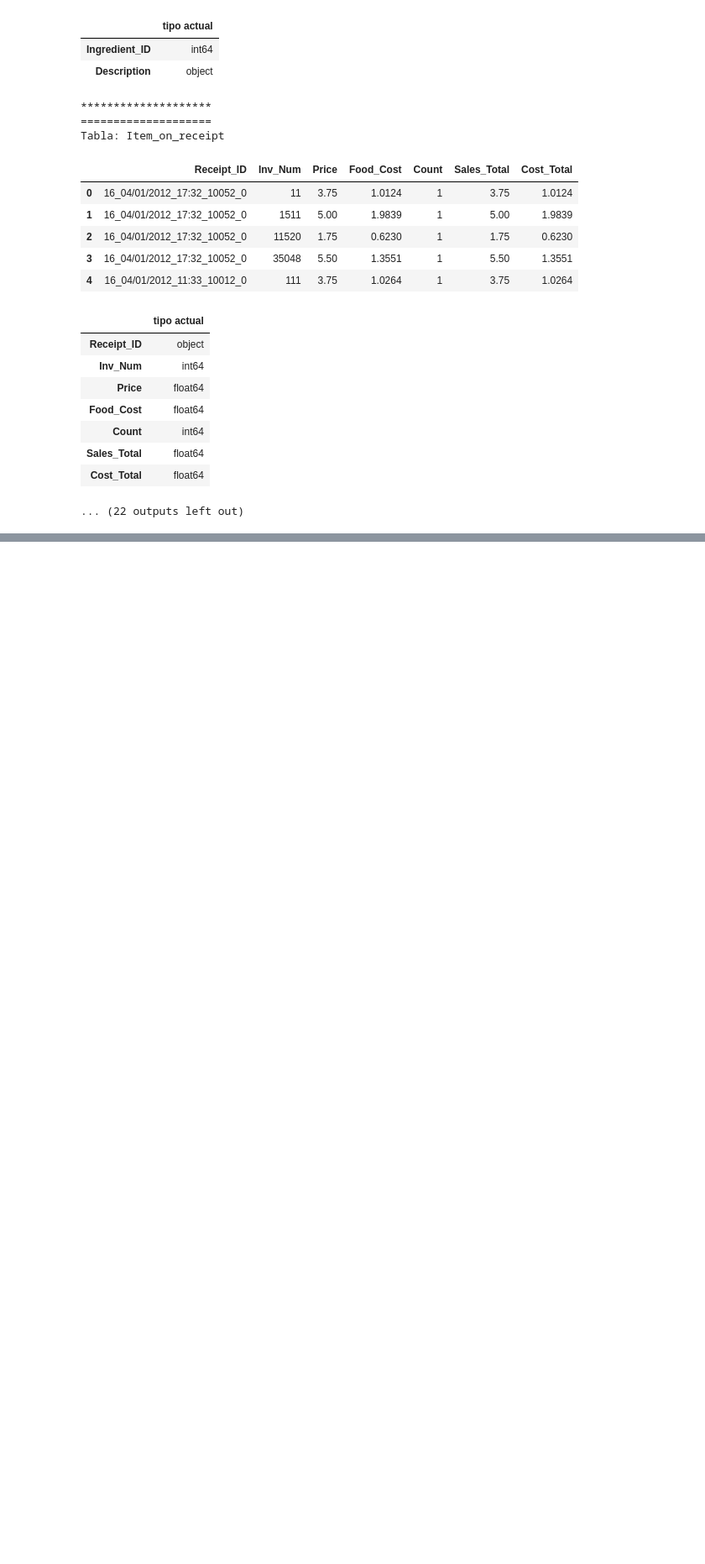
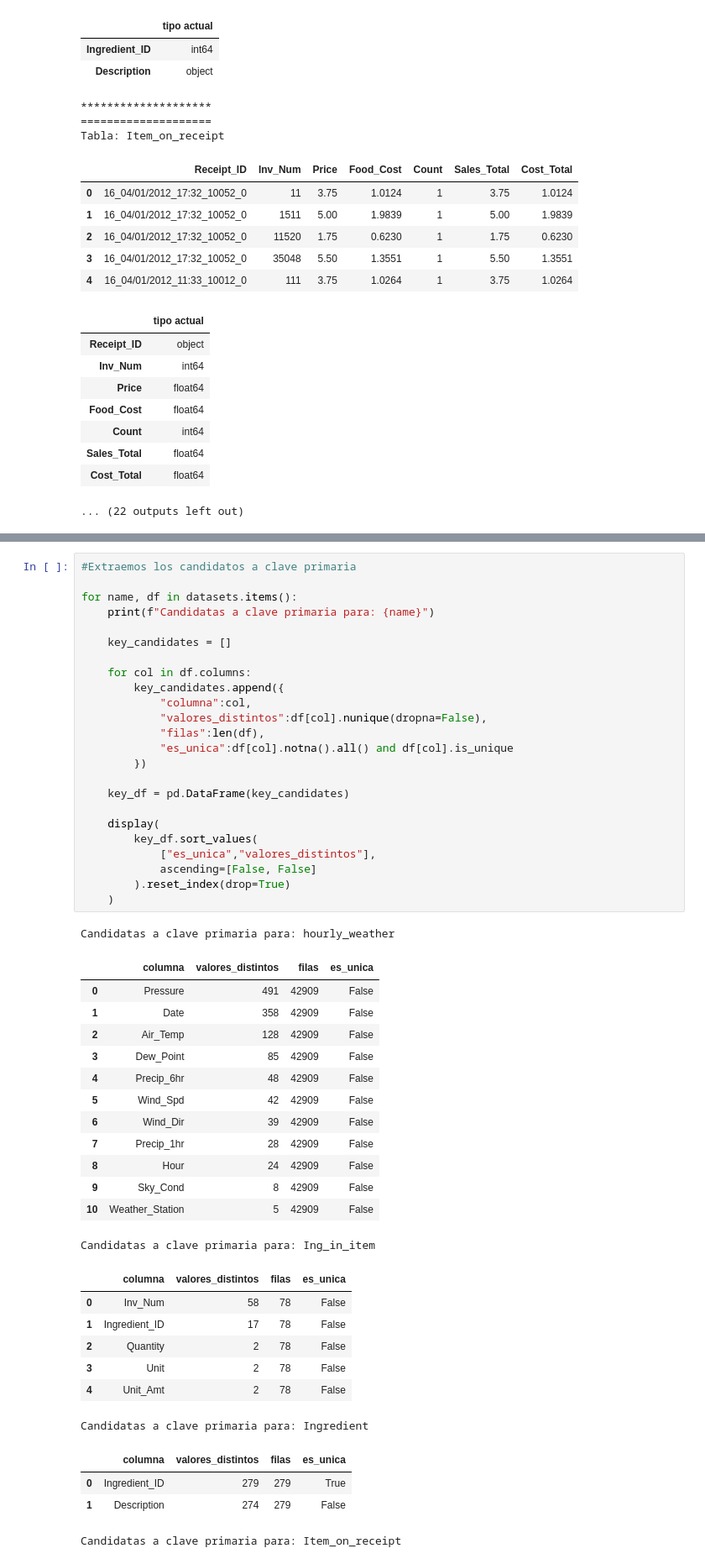
Before and after one commit to AllanVCh/food_service_kpi_analysis, a Jupyter notebook: Notebooks/exploracion_limpieza_dataset.ipynb, the cells around one changed output, grey strips where cells are left out. Shown at 84% size. Drawn from its saved outputs; the diff is of its cells as text; blank space fills up the shorter version.

```diff
--- a/Notebooks/exploracion_limpieza_dataset.ipynb
+++ b/Notebooks/exploracion_limpieza_dataset.ipynb
@@ -180,0 +233,50 @@ Tabla: Item_on_receipt
+# %%
+#Extraemos los candidatos a clave primaria
+
+for name, df in datasets.items():
+    print(f"Candidatas a clave primaria para: {name}")
+
+    key_candidates = []
+
+    for col in df.columns:
+        key_candidates.append({
+            "columna":col,
+            "valores_distintos":df[col].nunique(dropna=False),
+            "filas":len(df),
+            "es_unica":df[col].notna().all() and df[col].is_unique
+        })
+
+    key_df = pd.DataFrame(key_candidates)
+
+    display(
+        key_df.sort_values(
+            ["es_unica","valores_distintos"],
+            ascending=[False, False]
+        ).reset_index(drop=True)
+    )
+# %% [output]
+Candidatas a clave primaria para: hourly_weather
+|  | columna | valores_distintos | filas | es_unica |
+| 0 | Pressure | 491 | 42909 | False |
+| 1 | Date | 358 | 42909 | False |
+| 2 | Air_Temp | 128 | 42909 | False |
+| 3 | Dew_Point | 85 | 42909 | False |
+| 4 | Precip_6hr | 48 | 42909 | False |
+| 5 | Wind_Spd | 42 | 42909 | False |
+| 6 | Wind_Dir | 39 | 42909 | False |
+| 7 | Precip_1hr | 28 | 42909 | False |
+| 8 | Hour | 24 | 42909 | False |
+| 9 | Sky_Cond | 8 | 42909 | False |
+| 10 | Weather_Station | 5 | 42909 | False |
+Candidatas a clave primaria para: Ing_in_item
+|  | columna | valores_distintos | filas | es_unica |
+| 0 | Inv_Num | 58 | 78 | False |
+| 1 | Ingredient_ID | 17 | 78 | False |
+| 2 | Quantity | 2 | 78 | False |
+| 3 | Unit | 2 | 78 | False |
+| 4 | Unit_Amt | 2 | 78 | False |
+Candidatas a clave primaria para: Ingredient
+|  | columna | valores_distintos | filas | es_unica |
+| 0 | Ingredient_ID | 279 | 279 | True |
+| 1 | Description | 274 | 279 | False |
+Candidatas a clave primaria para: Item_on_receipt
```
Also changed, not shown: parts of 4 cells of this notebook.
